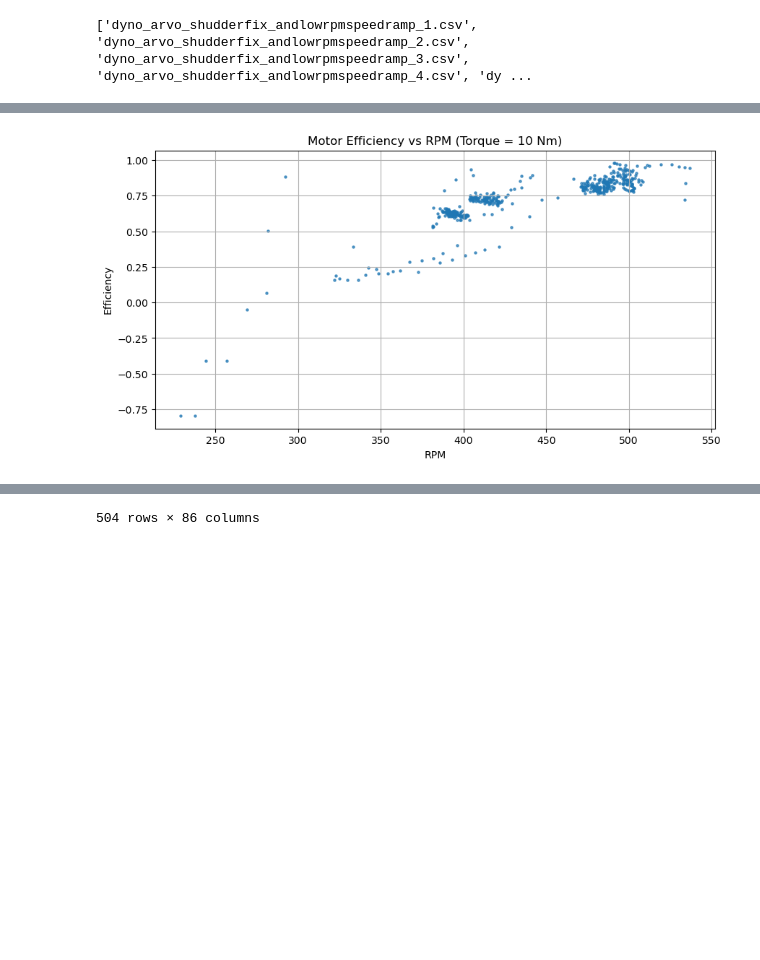
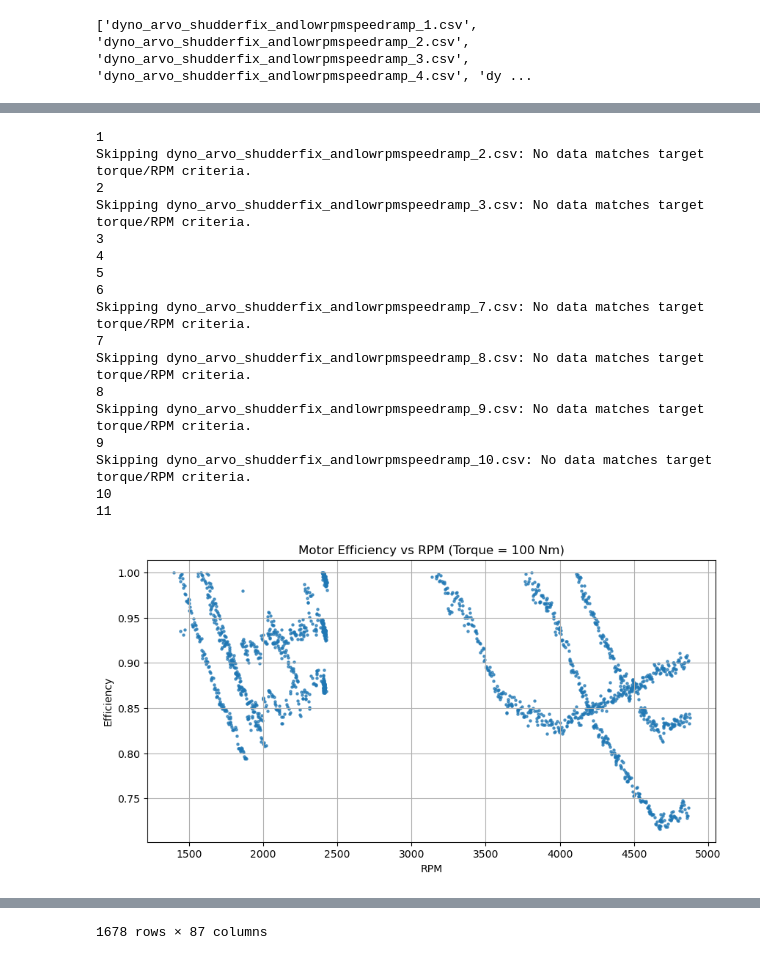
Before and after one commit to Melbourne-University-Motorsports/MUR-Data, a Jupyter notebook: dyno_stuff/20 March/20 March Efficiency.ipynb, the cells around one changed output, grey strips where cells are left out. Drawn from its saved outputs; the diff is of its cells as text; code cells hidden in the pictures; blank space fills up the shorter version.

```diff
--- a/dyno_stuff/20 March/20 March Efficiency.ipynb
+++ b/dyno_stuff/20 March/20 March Efficiency.ipynb
@@ -189,5 +203,27 @@ dyno_arvo_shudderfix_andlowrpmspeedramp_1.csv
 # %%
-process_and_compute_efficiency(sorted_dyno_files[1:], motec_sorted[1:], target_torque=10, rpm_diff_tol=None, rolling_window=3, plot=True)
+motec_ld = parse_race_data("Motec_Data/CSV Export/dryno_morning_torquemapping_withshudderissue.ld")
+segments = to_pandas(motec_ld)
+
+motec_df = pd.concat(segments)
+
+process_and_compute_efficiency(sorted_dyno_files[1:], motec_sorted[1:], target_torque=100, rpm_diff_tol=None, rolling_window=3, plot=True)
 # %% [output]
+1
+Skipping dyno_arvo_shudderfix_andlowrpmspeedramp_2.csv: No data matches target torque/RPM criteria.
+2
+Skipping dyno_arvo_shudderfix_andlowrpmspeedramp_3.csv: No data matches target torque/RPM criteria.
+3
+4
+5
+6
+Skipping dyno_arvo_shudderfix_andlowrpmspeedramp_7.csv: No data matches target torque/RPM criteria.
+7
+Skipping dyno_arvo_shudderfix_andlowrpmspeedramp_8.csv: No data matches target torque/RPM criteria.
+8
+Skipping dyno_arvo_shudderfix_andlowrpmspeedramp_9.csv: No data matches target torque/RPM criteria.
+9
+Skipping dyno_arvo_shudderfix_andlowrpmspeedramp_10.csv: No data matches target torque/RPM criteria.
+10
+11
-[figure, old version]
+[figure, new version]
 |  | Time | Car.DigitalInput.MSS.PDOC.Pin | Car.DigitalInput.MSS.BMS.Pin | Car.DigitalInput.MSS.BSPD.Pin | Car.DigitalInput.MSS.IMD.Pin | ... |
@@ -205 +241 @@ process_and_compute_efficiency(sorted_dyno_files[1:], motec_sorted[1:], target_t
-504 rows × 86 columns
+1678 rows × 87 columns
```
Also changed, not shown: parts of 12 cells of this notebook, 3 other files.
